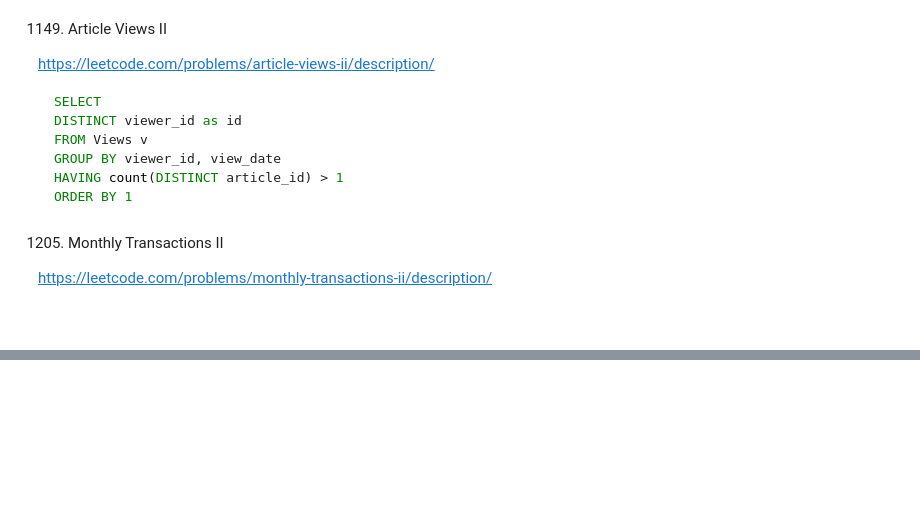
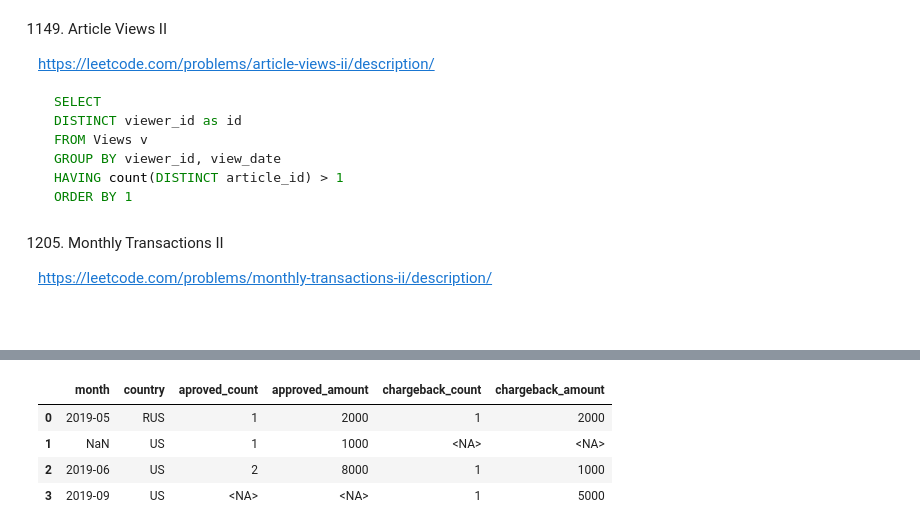
Before and after one commit to aleks-haksly/leetcode, a Jupyter notebook: pandas_postgres/pandas_postgres_medium.ipynb, the cells around one changed output, grey strips where cells are left out. Drawn from its saved outputs; the diff is of its cells as text; code cells hidden in the pictures; blank space fills up the shorter version.

```diff
--- a/pandas_postgres/pandas_postgres_medium.ipynb
+++ b/pandas_postgres/pandas_postgres_medium.ipynb
@@ -1137,16 +1172,22 @@ import numpy as np
 # %%
 chargebacks_agg = chargebacks.merge(transactions, how='left', left_on='trans_id', right_on='id', suffixes=['_c', '_t'])\
                   .assign(c_month = pd.to_datetime(chargebacks['trans_date']).dt.strftime('%Y-%m'))\
                    [['trans_id','c_month','id','country', 'amount']]\
                   .groupby(['c_month', 'country'], dropna=False)\
                   .agg(c_amount=('amount', 'sum'), c_count = ('trans_id', 'count'))
 transactions_agg = transactions.query("state == 'approved'")\
                     .assign(t_month = pd.to_datetime(transactions['trans_date'])\
                     .dt.strftime('%Y-%m'))\
                     [['id', 'country', 'state', 'amount', 't_month']]\
                     .groupby(['t_month', 'country'])\
                     .agg(t_amount=('amount', 'sum'), t_count = ('id', 'count'))
 result = chargebacks_agg.reset_index().merge(transactions_agg.reset_index(), how='outer', left_on=['c_month', 'country'], right_on=['t_month', 'country'], suffixes=['_l', '_r'])
 result = result.assign(month = np.where(result.c_month, result.c_month, result.t_month))[['month', 'country', 't_count', 't_amount', 'c_count', 'c_amount']]
 result.columns = ['month', 'country', 'aproved_count' ,'approved_amount' ,'chargeback_count','chargeback_amount']
-return result
+result
+# %% [output]
+|  | month | country | aproved_count | approved_amount | chargeback_count | chargeback_amount |
+| 0 | 2019-05 | RUS | 1 | 2000 | 1 | 2000 |
+| 1 | NaN | US | 1 | 1000 | <NA> | <NA> |
+| 2 | 2019-06 | US | 2 | 8000 | 1 | 1000 |
+| 3 | 2019-09 | US | <NA> | <NA> | 1 | 5000 |
```
Also changed, not shown: parts of 11 cells of this notebook.
